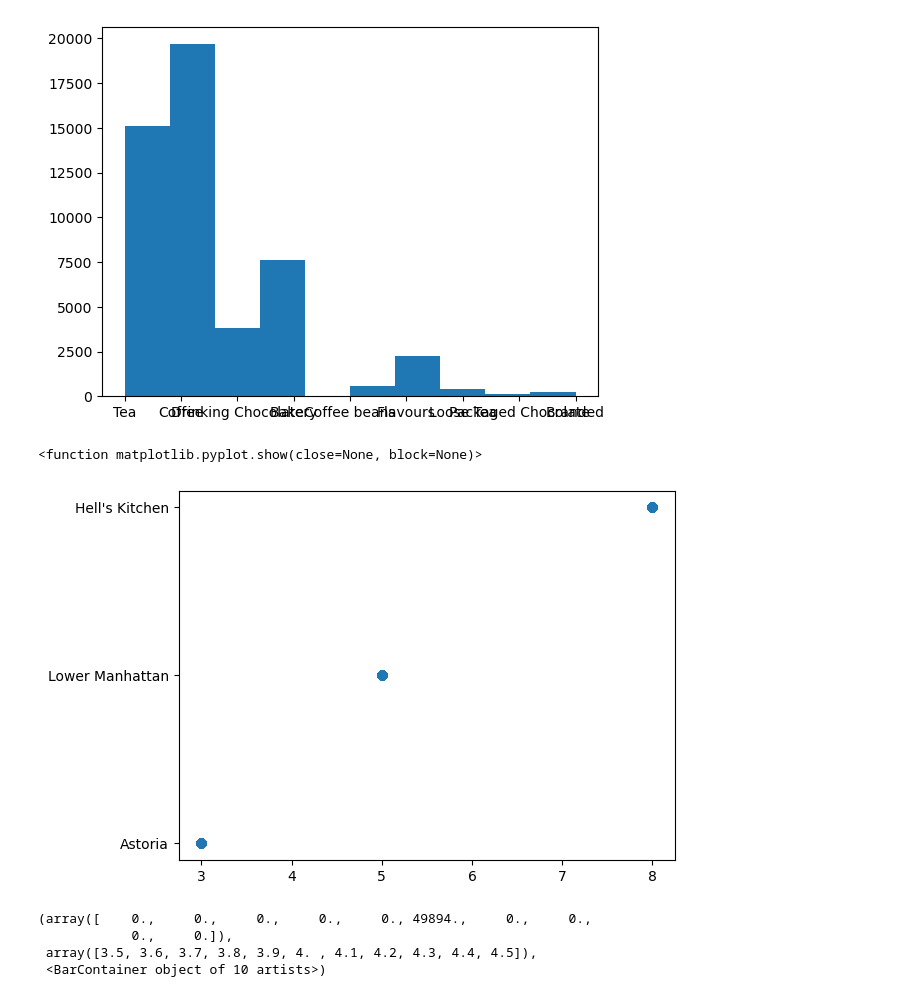
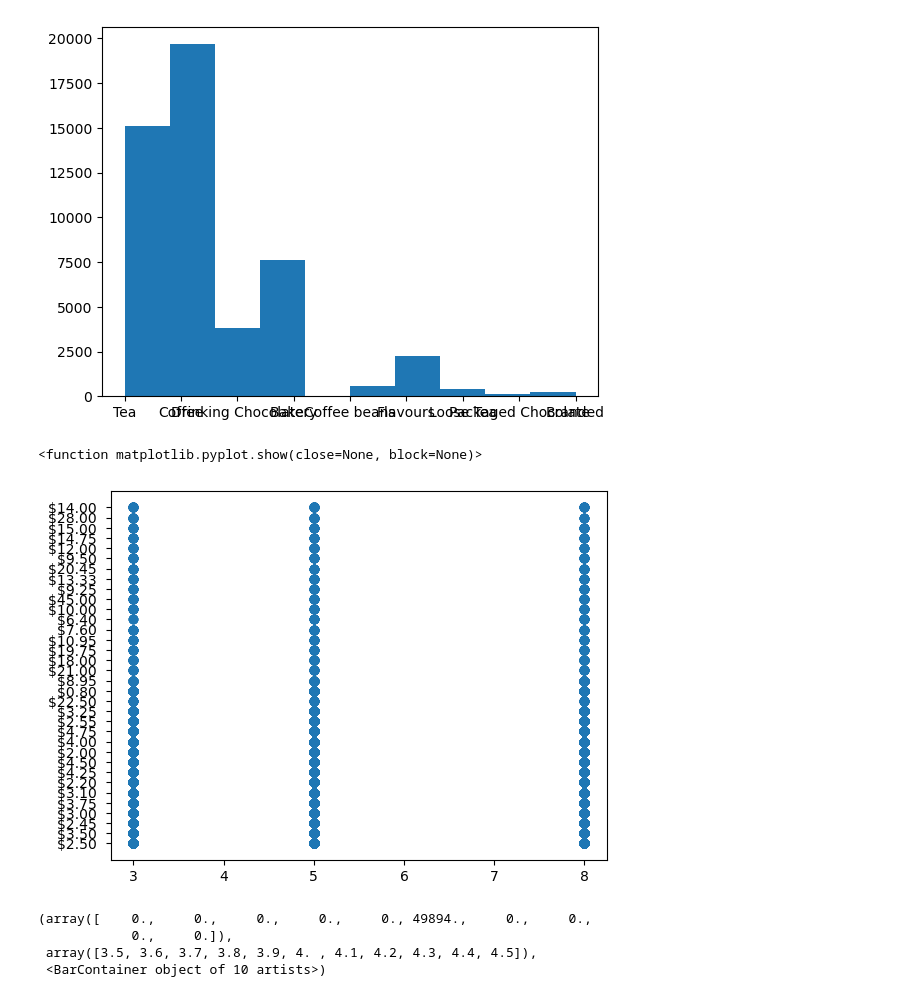
Before and after one commit to hpenapp/EjercicioRedencion, a Jupyter notebook: plotExamples.ipynb, the cells around one changed output. Cells and saved outputs as stored; diff of their text form; code cells hidden in the pictures.

```diff
--- a/plotExamples.ipynb
+++ b/plotExamples.ipynb
@@ -213,0 +234,6 @@ superData = superData.drop(columns = ['promo_yn', 'unit_price'])
+# %%
+superData = superData.join(product.set_index('product_id') ,on='product_id')
+# %%
+superData = superData.join(salesOutlet.set_index('sales_outlet_id'), on='sales_outlet_id')
+# %%
+superData = superData.join(Customer.set_index('customer_id'), on='customer_id')
@@ -213,0 +250,2 @@ superData = superData.drop(columns = ['promo_yn', 'unit_price'])
+# %%
+superData = superData.drop(columns = ['promo_yn', 'unit_price'])
@@ -263,11 +303,11 @@ plt.show()
 # %% [output]
 [figure]
 # %%
-plt.scatter(y=superData2['neighborhood'], x=superData2['sales_outlet_id'])
+plt.scatter(y=superData2['current_retail_price'], x=superData2['sales_outlet_id'])
 plt.show
 # %% [output]
 <function matplotlib.pyplot.show(close=None, block=None)>
-[figure, old version]
+[figure, new version]
 # %%
 plt.hist(superData2['month_id'])
 # %% [output]
```
Also changed, not shown: parts of 8 cells of this notebook, 1 other file.
